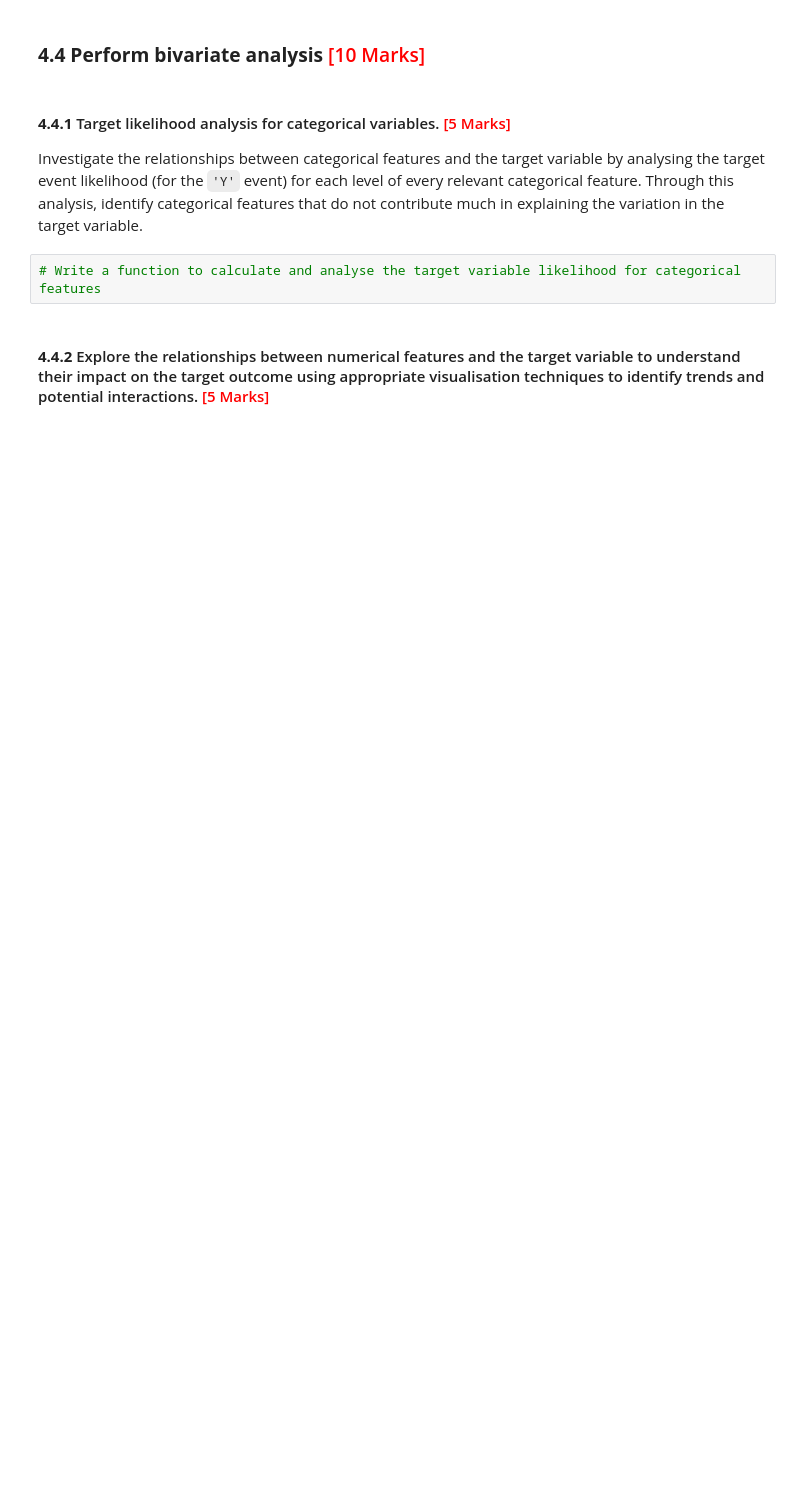
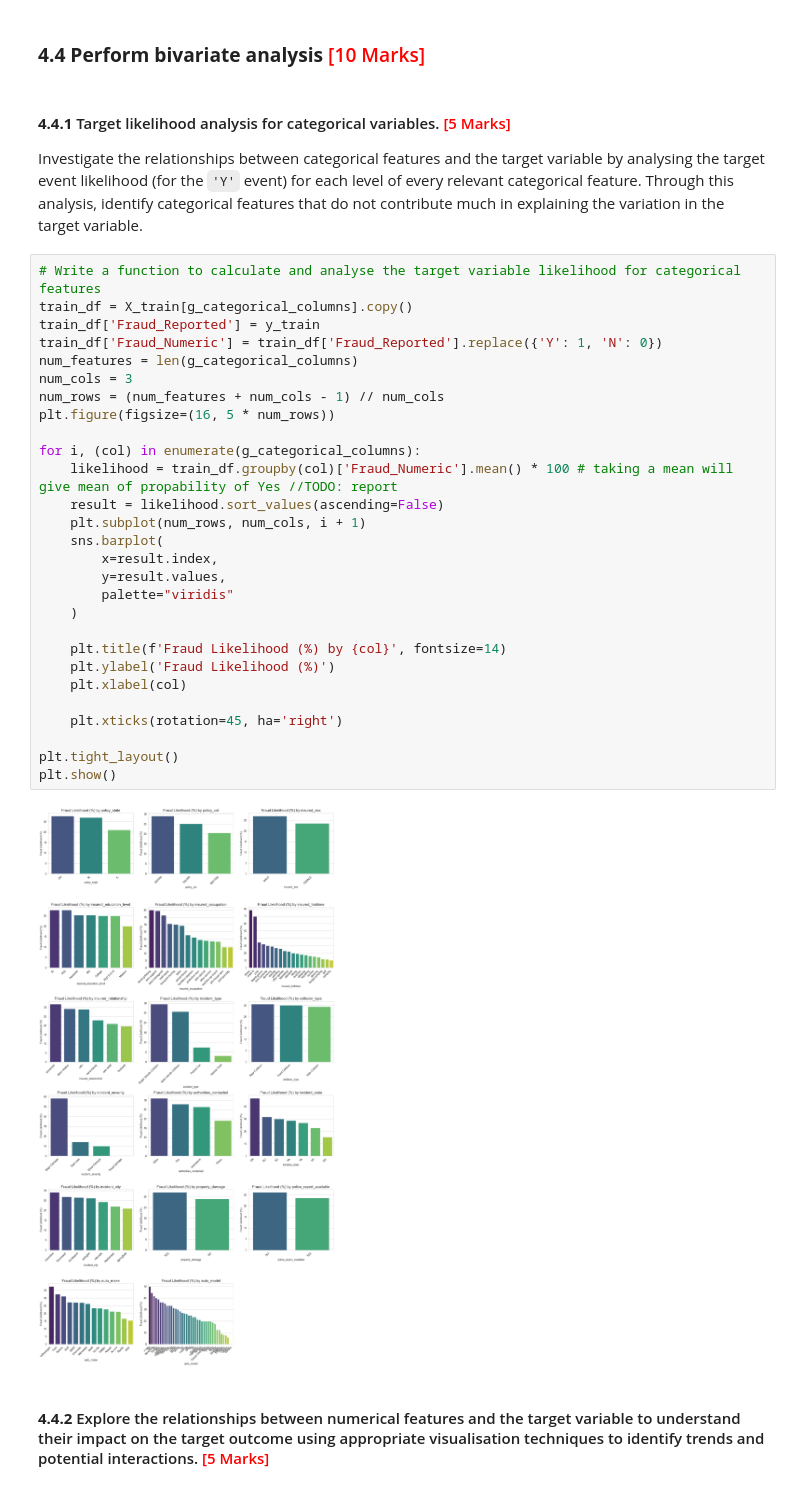
Before and after one commit to jagdsh/model_selection_insurance_fraud_claim, a Jupyter notebook: Fraudulent_Claim_Detection_Starter.ipynb, the cells around one changed output. Cells and saved outputs as stored; diff of their text form; blank space fills up the shorter version.

```diff
--- a/Fraudulent_Claim_Detection_Starter.ipynb
+++ b/Fraudulent_Claim_Detection_Starter.ipynb
@@ -552,7 +631,35 @@ Examine the distribution of the target variable to identify potential class imba
 # %% [markdown]
 #### **4.4.1** Target likelihood analysis for categorical variables. <font color="red">[5 Marks]</font>
 Investigate the relationships between categorical features and the target variable by analysing the target event likelihood (for the `'Y'` event) for each level of every relevant categorical feature. Through this analysis, identify categorical features that do not contribute much in explaining the variation in the target variable.
-# %%
-# Write a function to calculate and analyse the target variable likelihood for categorical features
+# %%
+# Write a function to calculate and analyse the target variable likelihood for categorical features
+train_df = X_train[g_categorical_columns].copy()
+train_df['Fraud_Reported'] = y_train
+train_df['Fraud_Numeric'] = train_df['Fraud_Reported'].replace({'Y': 1, 'N': 0})
+num_features = len(g_categorical_columns)
+num_cols = 3
+num_rows = (num_features + num_cols - 1) // num_cols
+plt.figure(figsize=(16, 5 * num_rows))
+
+for i, (col) in enumerate(g_categorical_columns):
+    likelihood = train_df.groupby(col)['Fraud_Numeric'].mean() * 100 # taking a mean will give mean of propability of Yes //TODO: report
+    result = likelihood.sort_values(ascending=False)
+    plt.subplot(num_rows, num_cols, i + 1)
+    sns.barplot(
+        x=result.index,
+        y=result.values,
+        palette="viridis"
+    )
+
+    plt.title(f'Fraud Likelihood (%) by {col}', fontsize=14)
+    plt.ylabel('Fraud Likelihood (%)')
+    plt.xlabel(col)
+
+    plt.xticks(rotation=45, ha='right')
+
+plt.tight_layout()
+plt.show()
+# %% [output]
+[figure, added]
 # %% [markdown]
 #### **4.4.2** Explore the relationships between numerical features and the target variable to understand their impact on the target outcome using appropriate visualisation techniques to identify trends and potential interactions. <font color="red">[5 Marks]</font>
```
Also changed, not shown: parts of 26 cells of this notebook.
